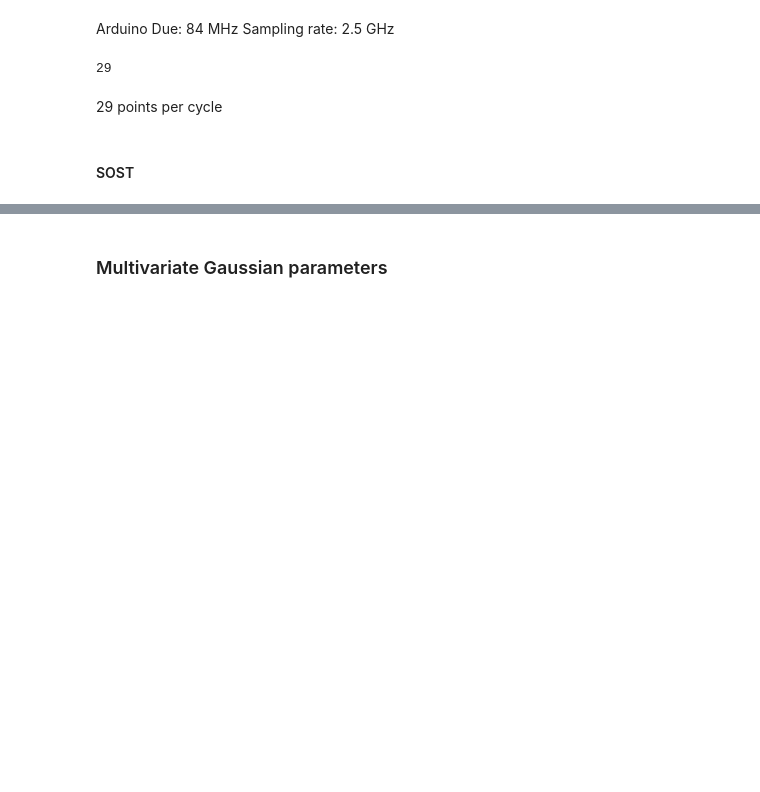
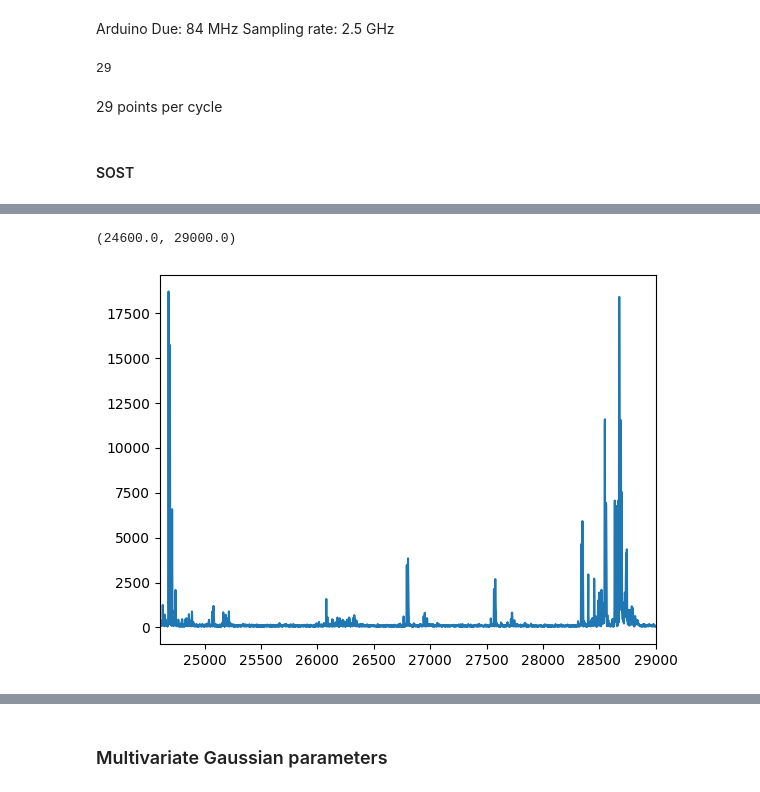
Before and after one commit to Pace222/Elisabeth-b4-SCA, a Jupyter notebook: side_channel_attack/template_attack.ipynb, the cells around one changed output, grey strips where cells are left out. Cells and saved outputs as stored; diff of their text form; code cells hidden in the pictures; blank space fills up the shorter version.

```diff
--- a/side_channel_attack/template_attack.ipynb
+++ b/side_channel_attack/template_attack.ipynb
@@ -91 +98,30 @@ def signal_strength_and_template_means_per_index(seeds: np.ndarray, key: List[in
+# %%
+def correlation_signal_strength_and_template_means_per_index(seeds: np.ndarray, key: List[int], traces: np.ndarray):
+    assert seeds.shape[0] == traces.shape[0]
+    f = np.zeros((KEYROUND_WIDTH_B4 // BLOCK_WIDTH_B4, BLOCK_WIDTH_B4, int(SAMPLES_PER_CYCLE * np.ceil(traces.shape[1] / SAMPLES_PER_CYCLE))), dtype=np.float32)
+    all_m = np.zeros((KEYROUND_WIDTH_B4 // BLOCK_WIDTH_B4, BLOCK_WIDTH_B4, len(KEY_ALPHABET), traces.shape[1]), dtype=np.float32)
+    g = np.zeros((KEYROUND_WIDTH_B4 // BLOCK_WIDTH_B4, BLOCK_WIDTH_B4,  len(KEY_ALPHABET), traces.shape[0]), dtype=bool)
+
+    for round_idx in range(12, KEYROUND_WIDTH_B4 // BLOCK_WIDTH_B4):
+        for block_idx in range(BLOCK_WIDTH_B4):
+            card_g = np.zeros((len(KEY_ALPHABET), 1), dtype=np.int32)
+            m = all_m[round_idx][block_idx]
+            hypotheses = np.zeros(traces.shape[0])
+
+            for seed, (i, trace) in zip(seeds, enumerate(traces)):
+                indices, whitening = chacha_random_b4(seed)
+                keyround_index = round_idx * BLOCK_WIDTH_B4 + block_idx
+                real_k = (key[indices[keyround_index]] + whitening[keyround_index]) % 16
+                g[round_idx][block_idx][real_k][i] = True
+                card_g[real_k][0] += 1
+                m[real_k] += trace
+                if block_idx % 2 == 0 and block_idx != 6:
+                    hypotheses[i] = HW[s_boxes_b4[block_idx][real_k]]
+                elif block_idx % 2 != 0:
+                    hypotheses[i] = HW[s_boxes_b4[block_idx][(real_k + key[indices[keyround_index - 1]] + whitening[keyround_index - 1]) % 16]]
+
+            m /= card_g
+
+            f[round_idx][block_idx][:traces.shape[1]] = corr_coef_vectorized(hypotheses, traces)
+    return f, all_m, g
 # %%
@@ -92,0 +129,2 @@ f, template_means = signal_strength_and_template_means_per_index(seeds_train[0],
+# %%
+f, template_means, g = correlation_signal_strength_and_template_means_per_index(seeds_train[0], real_keys[0], traces_train[0])
@@ -92,0 +141,6 @@ f, template_means = signal_strength_and_template_means_per_index(seeds_train[0],
+# %%
+plt.plot(f[13, 2])
+plt.xlim([24600, 29000])
+# %% [output]
+(24600.0, 29000.0)
+[figure, added]
```
Also changed, not shown: parts of 27 cells of this notebook.
